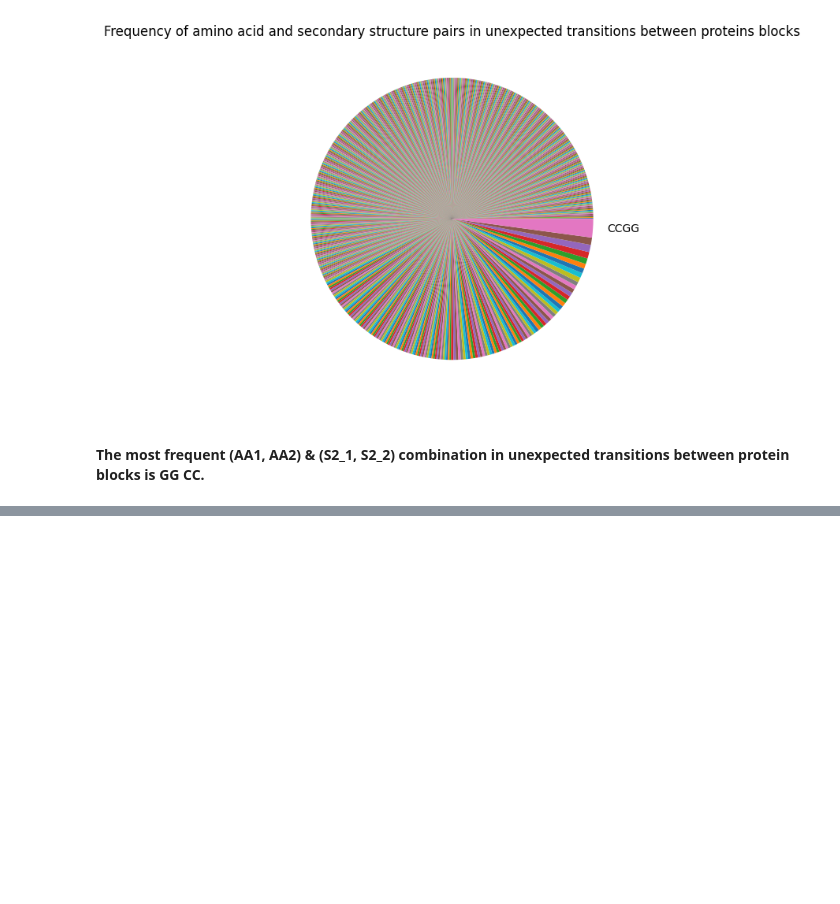
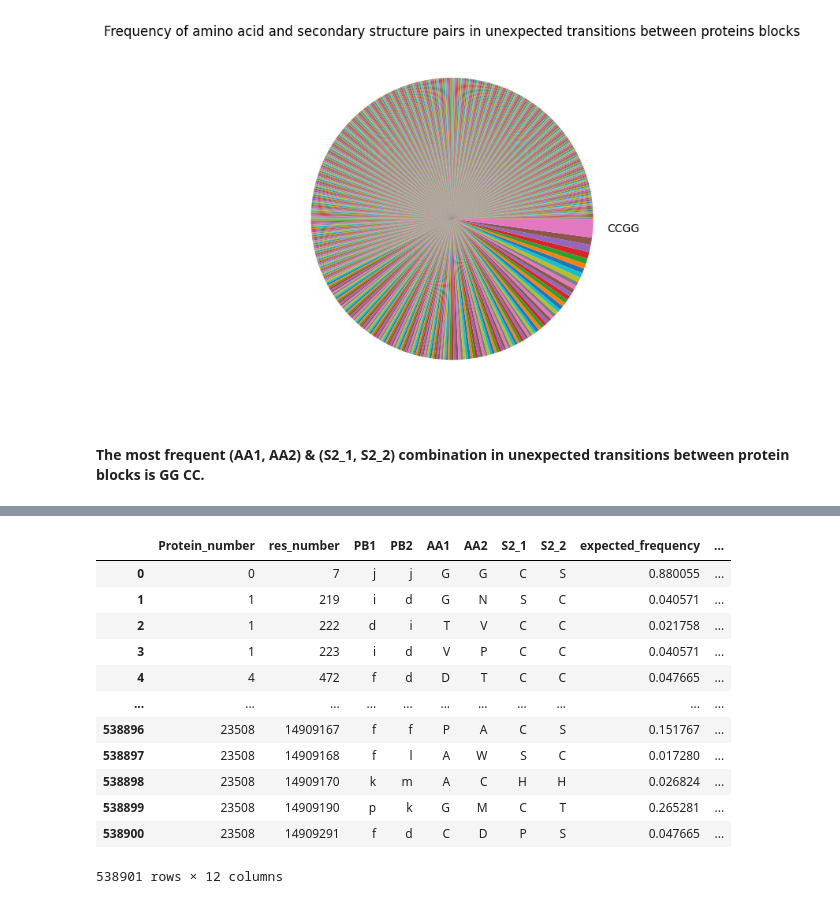
Before and after one commit to djurdjam02/DataMiningProject, a Jupyter notebook: project.ipynb, the cells around one changed output, grey strips where cells are left out. Drawn from its saved outputs; the diff is of its cells as text; code cells hidden in the pictures; blank space fills up the shorter version.

```diff
--- a/project.ipynb
+++ b/project.ipynb
@@ -185,0 +208,18 @@ visualize_frequency(df_aa_s2, 'amino acid and secondary structure')
+# %%
+# drop of common transitions between protein blocks
+df1 = df1[df1[['PB1','PB2']].apply(tuple, axis=1).isin(df[['PB1','PB2']].apply(tuple, axis=1))].reset_index(drop=True)
+df1
+# %% [output]
+|  | Protein_number | res_number | PB1 | PB2 | AA1 | AA2 | S2_1 | S2_2 | expected_frequency | ... |
+| 0 | 0 | 7 | j | j | G | G | C | S | 0.880055 | ... |
+| 1 | 1 | 219 | i | d | G | N | S | C | 0.040571 | ... |
+| 2 | 1 | 222 | d | i | T | V | C | C | 0.021758 | ... |
+| 3 | 1 | 223 | i | d | V | P | C | C | 0.040571 | ... |
+| 4 | 4 | 472 | f | d | D | T | C | C | 0.047665 | ... |
+| ... | ... | ... | ... | ... | ... | ... | ... | ... | ... | ... |
+| 538896 | 23508 | 14909167 | f | f | P | A | C | S | 0.151767 | ... |
+| 538897 | 23508 | 14909168 | f | l | A | W | S | C | 0.017280 | ... |
+| 538898 | 23508 | 14909170 | k | m | A | C | H | H | 0.026824 | ... |
+| 538899 | 23508 | 14909190 | p | k | G | M | C | T | 0.265281 | ... |
+| 538900 | 23508 | 14909291 | f | d | C | D | P | S | 0.047665 | ... |
+538901 rows × 12 columns
```
Also changed, not shown: parts of 15 cells of this notebook.
